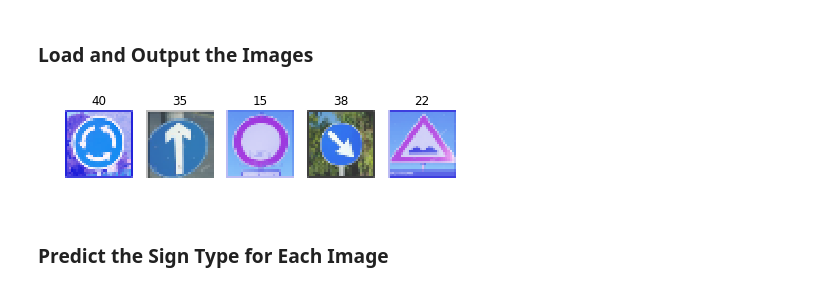
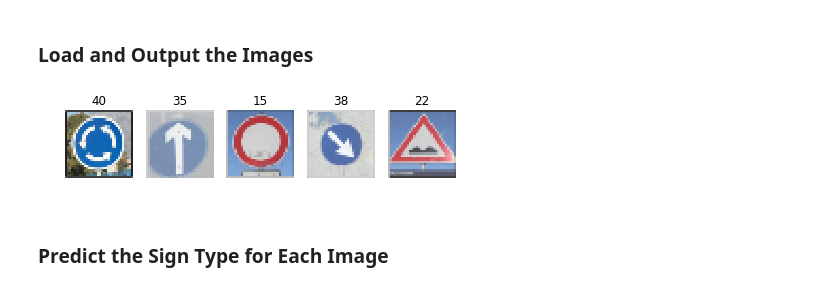
Before and after one commit to AOrazaev/CarND-Traffic-Sign-Classifier-Project, a Jupyter notebook: Traffic_Sign_Classifier.ipynb, the cells around one changed output. Drawn from its saved outputs; the diff is of its cells as text; code cells hidden in the pictures.

```diff
--- a/Traffic_Sign_Classifier.ipynb
+++ b/Traffic_Sign_Classifier.ipynb
@@ -191,10 +225,12 @@ def LeNet(x):
 x = tf.placeholder(tf.float32, (None, 32, 32, 3))
 y = tf.placeholder(tf.int32, (None))
 one_hot_y = tf.one_hot(y, n_classes)
+tf.set_random_seed(42)
+keep_prob = tf.placeholder(tf.float32)
 # %%
 rate = 0.001
 
-logits = LeNet(x)
+logits = LeNet(x, keep_prob)
 cross_entropy = tf.nn.softmax_cross_entropy_with_logits(labels=one_hot_y, logits=logits)
 loss_operation = tf.reduce_mean(cross_entropy)
 optimizer = tf.train.AdamOptimizer(learning_rate = rate)
@@ -210,9 +246,9 @@ def evaluate(X_data, y_data):
     sess = tf.get_default_session()
     for offset in range(0, num_examples, BATCH_SIZE):
         batch_x, batch_y = X_data[offset:offset+BATCH_SIZE], y_data[offset:offset+BATCH_SIZE]
-        accuracy = sess.run(accuracy_operation, feed_dict={x: batch_x, y: batch_y})
+        accuracy = sess.run(accuracy_operation, feed_dict={x: batch_x, y: batch_y, keep_prob: 1.0})
         total_accuracy += (accuracy * len(batch_x))
-    return total_accuracy / num_examples, sess.run(tf.nn.softmax(logits), feed_dict={x: batch_x, y: batch_y})
+    return total_accuracy / num_examples, sess.run(tf.nn.softmax(logits), feed_dict={x: batch_x, y: batch_y, keep_prob: 1.0})
 # %% [markdown]
 ### Train, Validate and Test the Model
 # %% [markdown]
@@ -232,10 +268,9 @@ with tf.Session() as sess:
         for offset in range(0, num_examples, BATCH_SIZE):
             end = offset + BATCH_SIZE
             batch_x, batch_y = X_train[offset:end], y_train[offset:end]
-            #print(batch_x.shape)
-            sess.run(training_operation, feed_dict={x: batch_x, y: batch_y})
+            sess.run(training_operation, feed_dict={x: batch_x, y: batch_y, keep_prob: 0.5})
 
-        validation_accuracy = evaluate(X_valid, y_valid)
+        validation_accuracy, _ = evaluate(X_valid, y_valid)
         print("EPOCH {} ...".format(i+1))
         print("Validation Accuracy = {:.3f}".format(validation_accuracy))
         print()
@@ -280,27 +315,24 @@ You may find `signnames.csv` useful as it contains mappings from the class id (i
 # %% [markdown]
 ### Load and Output the Images
 # %%
-### Load the images and plot them here.
-### Feel free to use as many code cells as needed.
-
 from skimage.io import imread
 from skimage.transform import resize
 from skimage.color import rgba2rgb
 from os import listdir
 
 new_img_dir = 'new_images'
-new_imgs = np.array([resize(imread(path.join(new_img_dir, f)), (32, 32, 3), mode="reflect") for f in listdir(new_img_dir)])
+new_imgs = np.array([rgba2rgb(resize(imread(path.join(new_img_dir, f)), (32, 32, 4), mode="reflect")) for f in listdir(new_img_dir)])
 expected = np.array([int(s.split('_')[1].split('.')[0]) for s in listdir(new_img_dir)])
 
 fig, axes1 = plt.subplots(1, 5, figsize=(7,7))
 for i, ax in enumerate(axes1.flatten()):
     ax.set_axis_off()
     ax.set_title(expected[i])
     ax.imshow(new_imgs[i])
 
 preprocess(new_imgs)
 # %% [output]
-[figure, old version]
+[figure, new version]
 # %% [markdown]
 ### Predict the Sign Type for Each Image
 # %%
```
Also changed, not shown: parts of 9 cells of this notebook.
